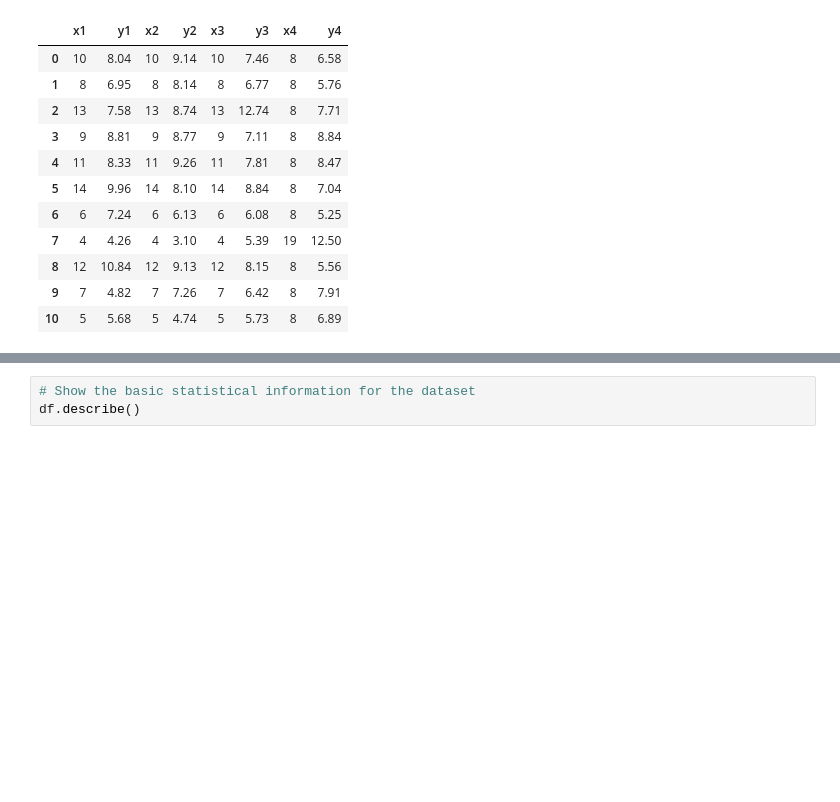
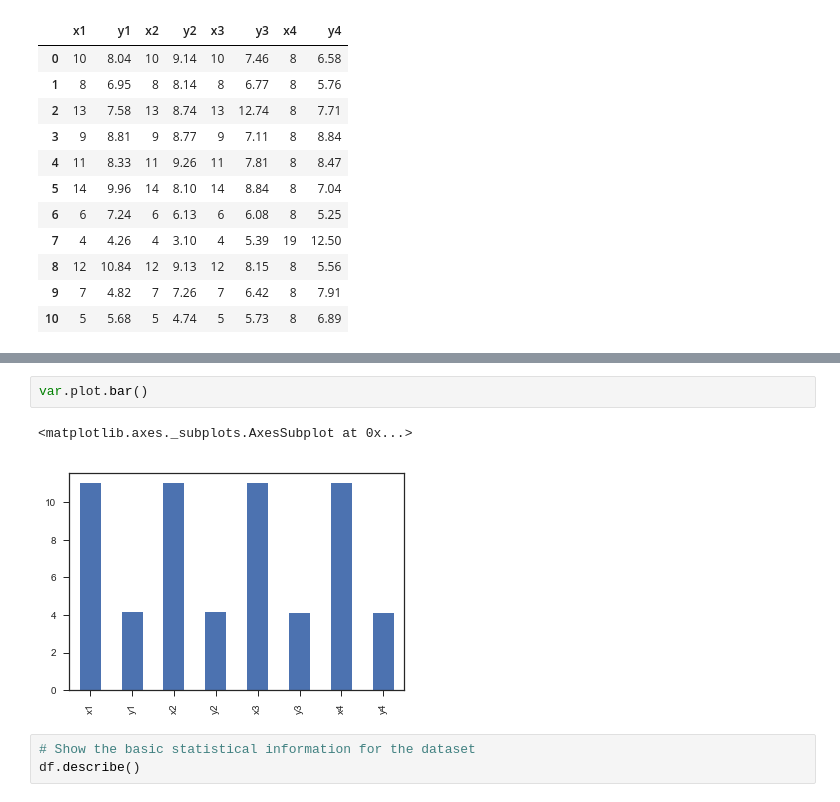
Before and after one commit to GraceAKelly/Anscombe-s-quartet-dataset, a Jupyter notebook: Anscombe’s Quartet Dataset.ipynb, the cells around one changed output, grey strips where cells are left out. Cells and saved outputs as stored; diff of their text form; blank space fills up the shorter version.

```diff
--- a/Anscombe’s Quartet Dataset.ipynb
+++ b/Anscombe’s Quartet Dataset.ipynb
@@ -56,3 +77,8 @@ dtype: float64
+# %%
+var.plot.bar()
+# %% [output]
+<matplotlib.axes._subplots.AxesSubplot at 0x...>
+[figure, added]
 # %%
 # Show the basic statistical information for the dataset
 df.describe()
```
Also changed, not shown: parts of 11 cells of this notebook, 1 other file.
